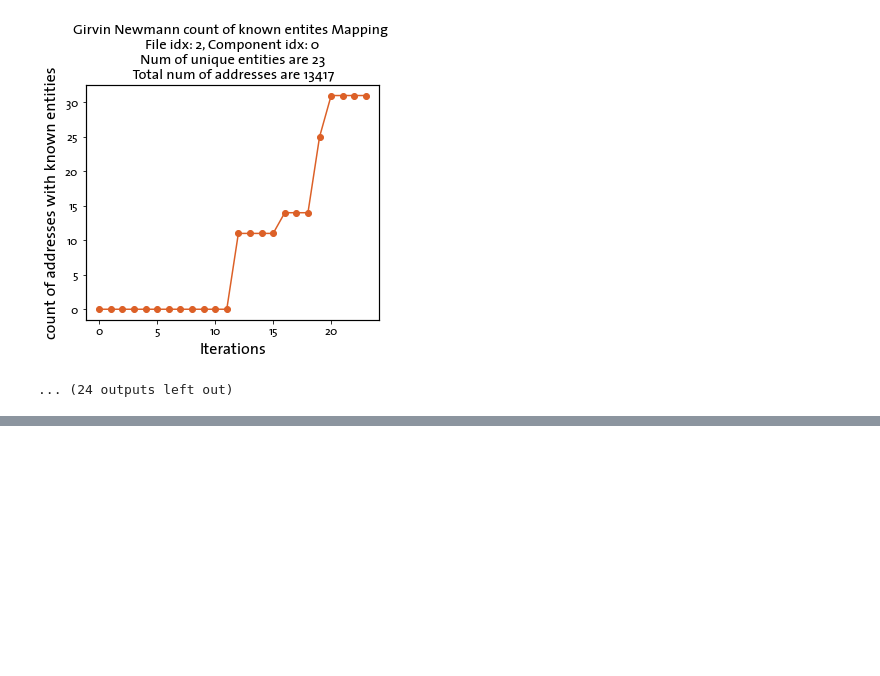
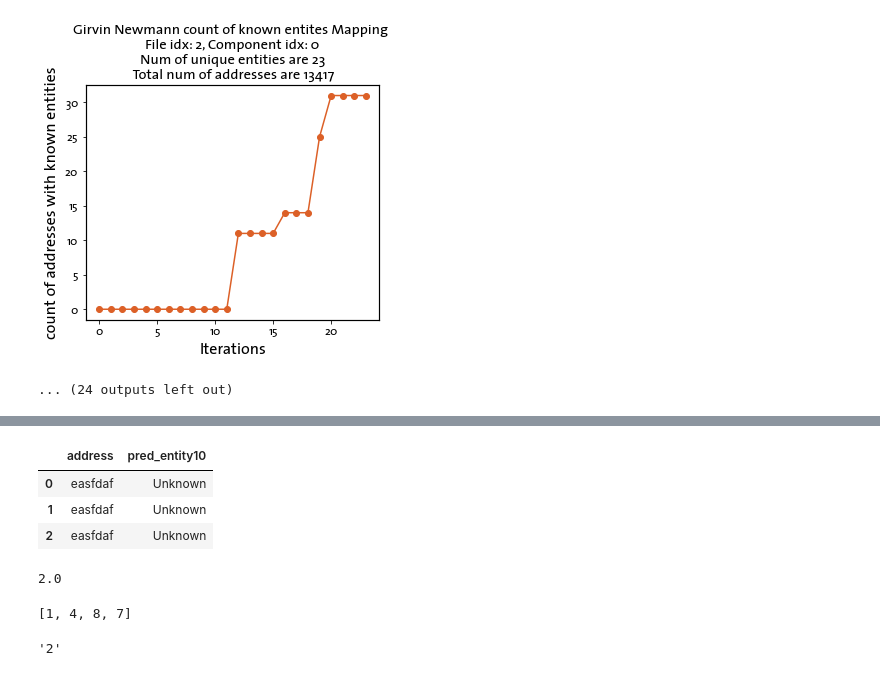
Before and after one commit to NidhiAgrawal27/Masters_Project, a Jupyter notebook: girvan_newmann_heuristic/src/utilities/plot.ipynb, the cells around one changed output, grey strips where cells are left out. Saved outputs shown, nothing was run; the diff lists cells and outputs as text; code cells hidden in the pictures; blank space fills up the shorter version.

```diff
--- a/girvan_newmann_heuristic/src/utilities/plot.ipynb
+++ b/girvan_newmann_heuristic/src/utilities/plot.ipynb
@@ -158,0 +208,29 @@ for i in range(9):
+# %%
+iter_idx = 10
+df_pred = pd.DataFrame(columns=['address', 'pred_entity'+str(iter_idx)])
+dict1 = {'address':'easfdaf', 'pred_entity'+str(iter_idx):'Unknown'}
+new_row_list = []
+new_row_list.append(dict1)
+new_row_list.append(dict1)
+new_row_list.append(dict1)
+for new_row in new_row_list:
+    df_pred = df_pred.append(new_row, ignore_index=True)
+df_pred
+# %% [output]
+|  | address | pred_entity10 |
+| 0 | easfdaf | Unknown |
+| 1 | easfdaf | Unknown |
+| 2 | easfdaf | Unknown |
+# %%
+df_true_pred_labels[df_true_pred_labels['addrs']==1]['entity'].values[0]
+# %% [output]
+2.0
+# %%
+df_true_pred_labels['addrs'].to_list()
+# %% [output]
+[1, 4, 8, 7]
+# %%
+i = 3
+str(i-1)
+# %% [output]
+'2'
```
Also changed, not shown: parts of 5 cells of this notebook, 3 other files.
